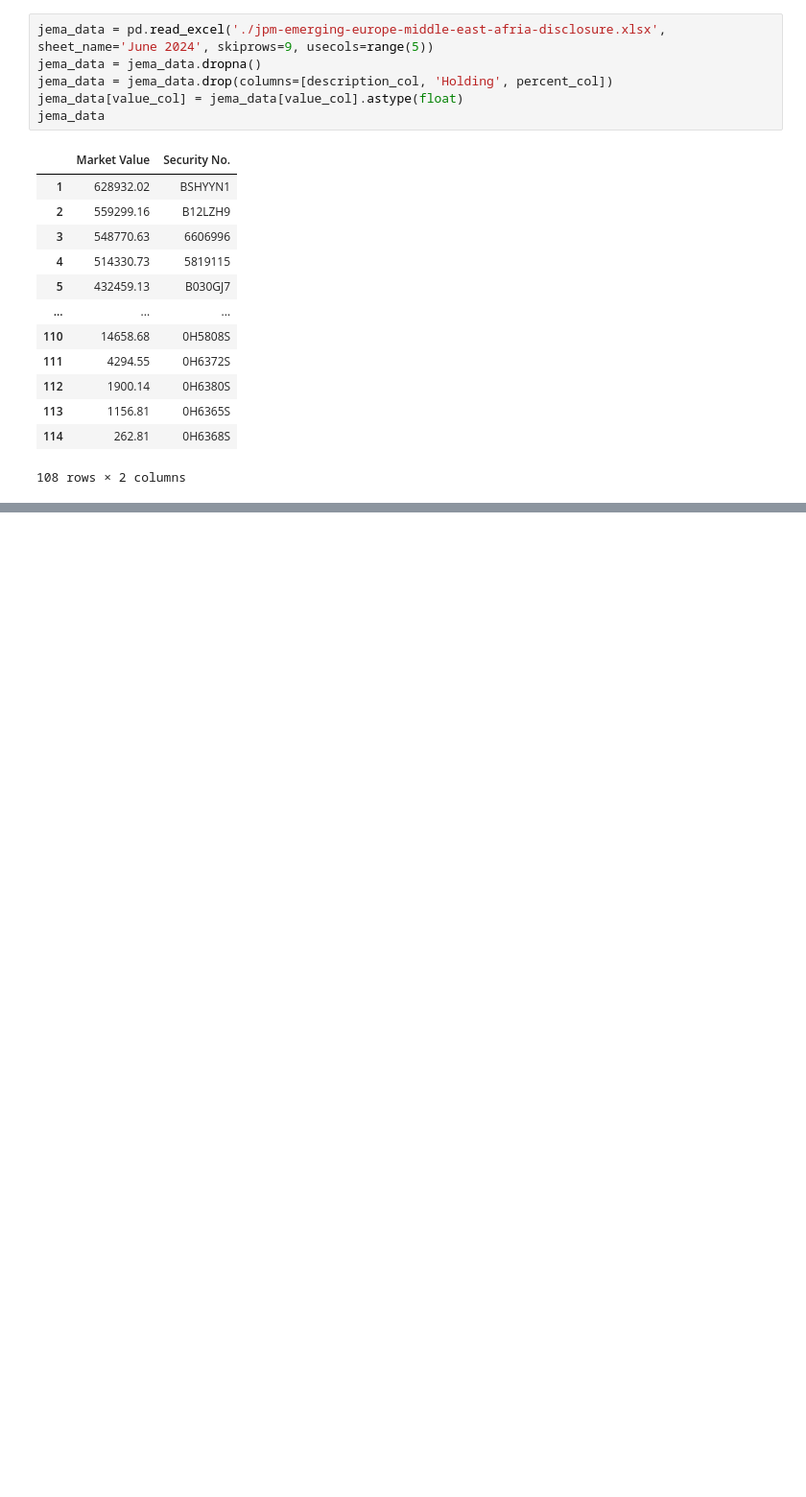
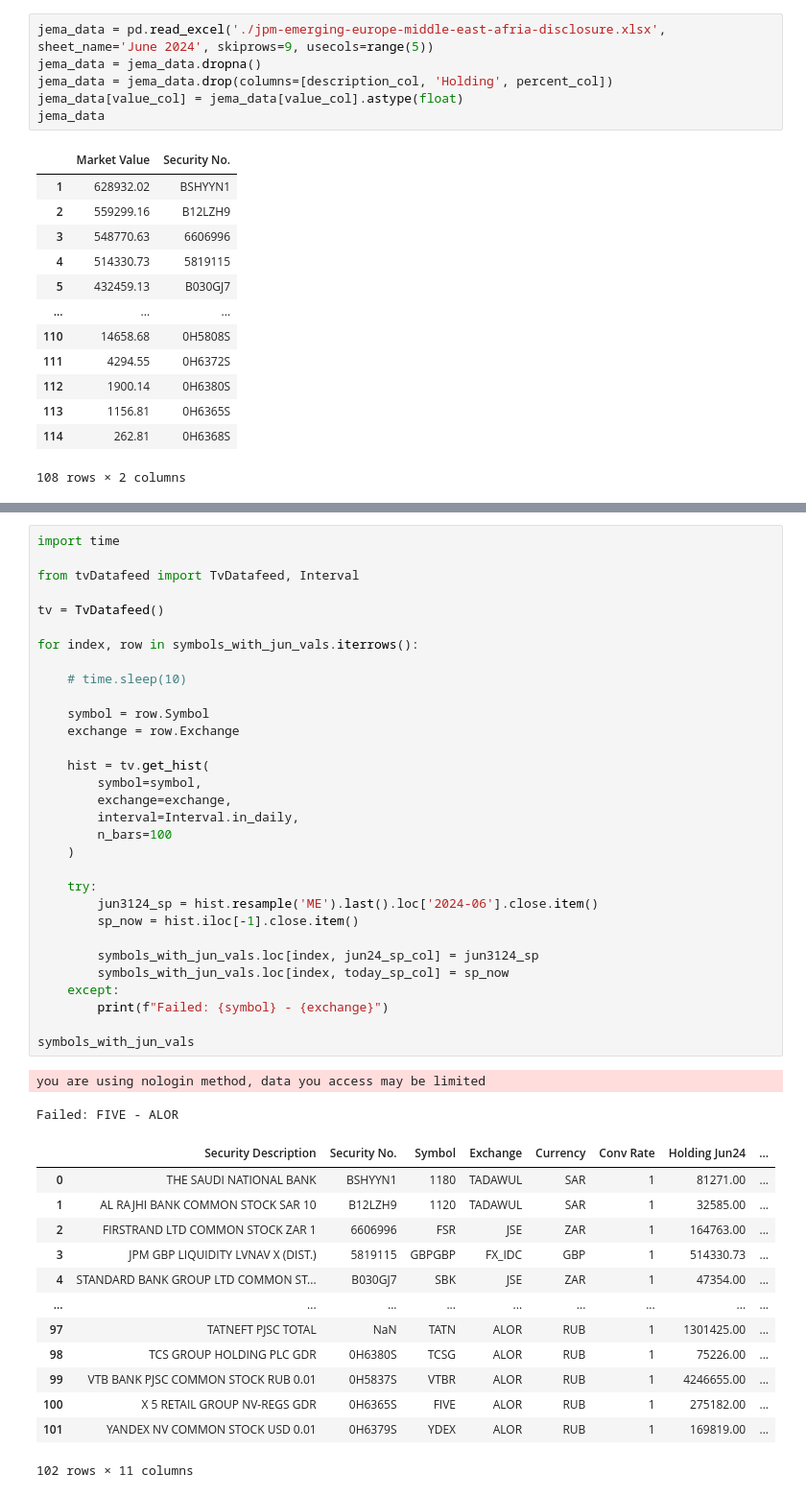
Before and after one commit to CraigCarey/FinanceDump, a Jupyter notebook: jema/jema_check_symbols.ipynb, the cells around one changed output, grey strips where cells are left out. Shown: that part at 96% size. Saved outputs shown, nothing was run; the diff lists cells and outputs as text; blank space fills up the shorter version.

```diff
--- a/jema/jema_check_symbols.ipynb
+++ b/jema/jema_check_symbols.ipynb
@@ -99,0 +103,47 @@ symbols_with_jun_vals.to_csv(path_or_buf="../data/jema_symbols_with_vals_jun24.c
+# %%
+import time
+
+from tvDatafeed import TvDatafeed, Interval
+
+tv = TvDatafeed()
+
+for index, row in symbols_with_jun_vals.iterrows():
+
+    # time.sleep(10)
+
+    symbol = row.Symbol
+    exchange = row.Exchange
+
+    hist = tv.get_hist(
+        symbol=symbol,
+        exchange=exchange,
+        interval=Interval.in_daily,
+        n_bars=100
+    )
+
+    try:
+        jun3124_sp = hist.resample('ME').last().loc['2024-06'].close.item()
+        sp_now = hist.iloc[-1].close.item()
+
+        symbols_with_jun_vals.loc[index, jun24_sp_col] = jun3124_sp
+        symbols_with_jun_vals.loc[index, today_sp_col] = sp_now
+    except:
+        print(f"Failed: {symbol} - {exchange}")
+
+symbols_with_jun_vals
+# %% [output]
+you are using nologin method, data you access may be limited
+Failed: FIVE - ALOR
+|  | Security Description | Security No. | Symbol | Exchange | Currency | Conv Rate | Holding Jun24 | ... |
+| 0 | THE SAUDI NATIONAL BANK | BSHYYN1 | 1180 | TADAWUL | SAR | 1 | 81271.00 | ... |
+| 1 | AL RAJHI BANK COMMON STOCK SAR 10 | B12LZH9 | 1120 | TADAWUL | SAR | 1 | 32585.00 | ... |
+| 2 | FIRSTRAND LTD COMMON STOCK ZAR 1 | 6606996 | FSR | JSE | ZAR | 1 | 164763.00 | ... |
+| 3 | JPM GBP LIQUIDITY LVNAV X (DIST.) | 5819115 | GBPGBP | FX_IDC | GBP | 1 | 514330.73 | ... |
+| 4 | STANDARD BANK GROUP LTD COMMON ST... | B030GJ7 | SBK | JSE | ZAR | 1 | 47354.00 | ... |
+| ... | ... | ... | ... | ... | ... | ... | ... | ... |
+| 97 | TATNEFT PJSC TOTAL | NaN | TATN | ALOR | RUB | 1 | 1301425.00 | ... |
+| 98 | TCS GROUP HOLDING PLC GDR | 0H6380S | TCSG | ALOR | RUB | 1 | 75226.00 | ... |
+| 99 | VTB BANK PJSC COMMON STOCK RUB 0.01 | 0H5837S | VTBR | ALOR | RUB | 1 | 4246655.00 | ... |
+| 100 | X 5 RETAIL GROUP NV-REGS GDR | 0H6365S | FIVE | ALOR | RUB | 1 | 275182.00 | ... |
+| 101 | YANDEX NV COMMON STOCK USD 0.01 | 0H6379S | YDEX | ALOR | RUB | 1 | 169819.00 | ... |
+102 rows × 11 columns
```
Also changed, not shown: parts of 12 cells of this notebook, 5 other files.
